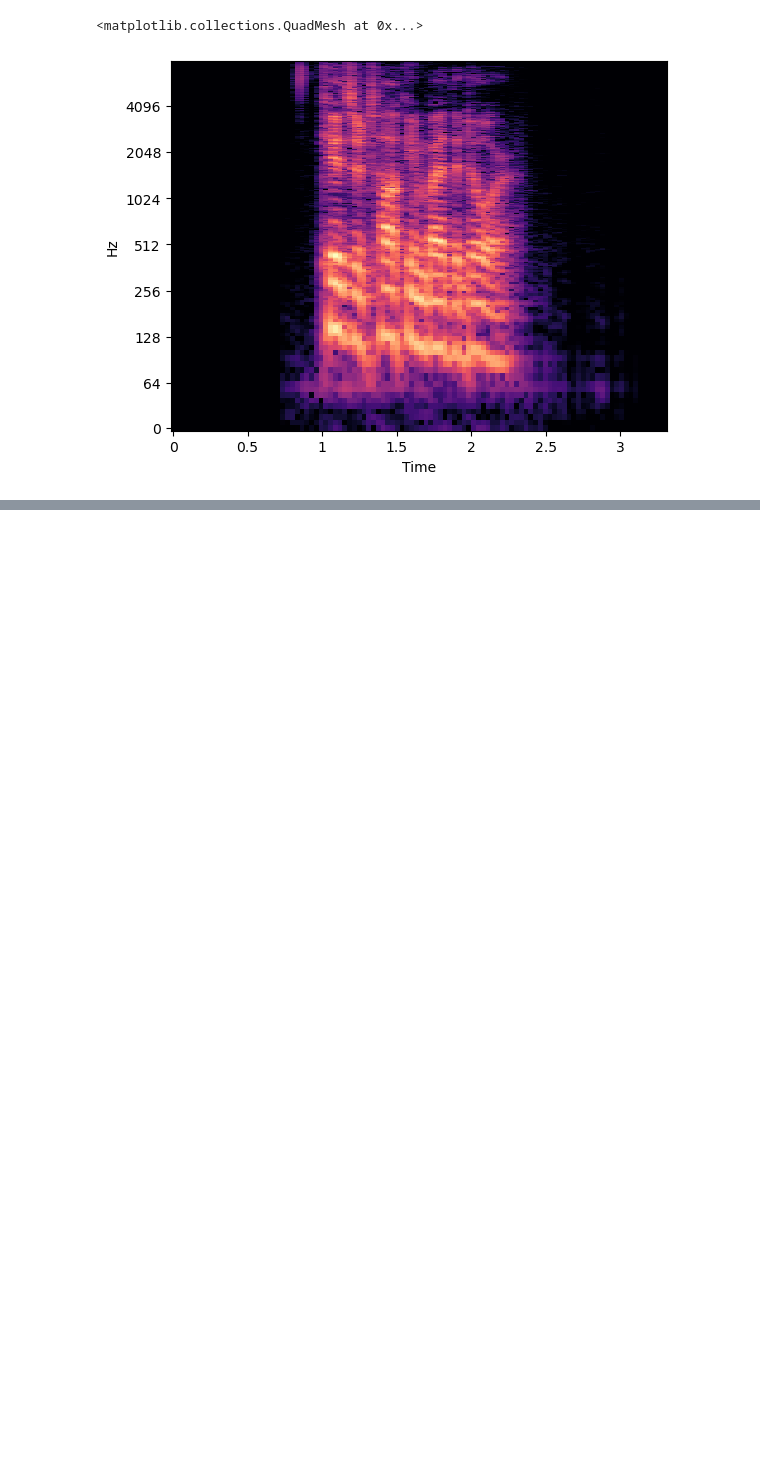
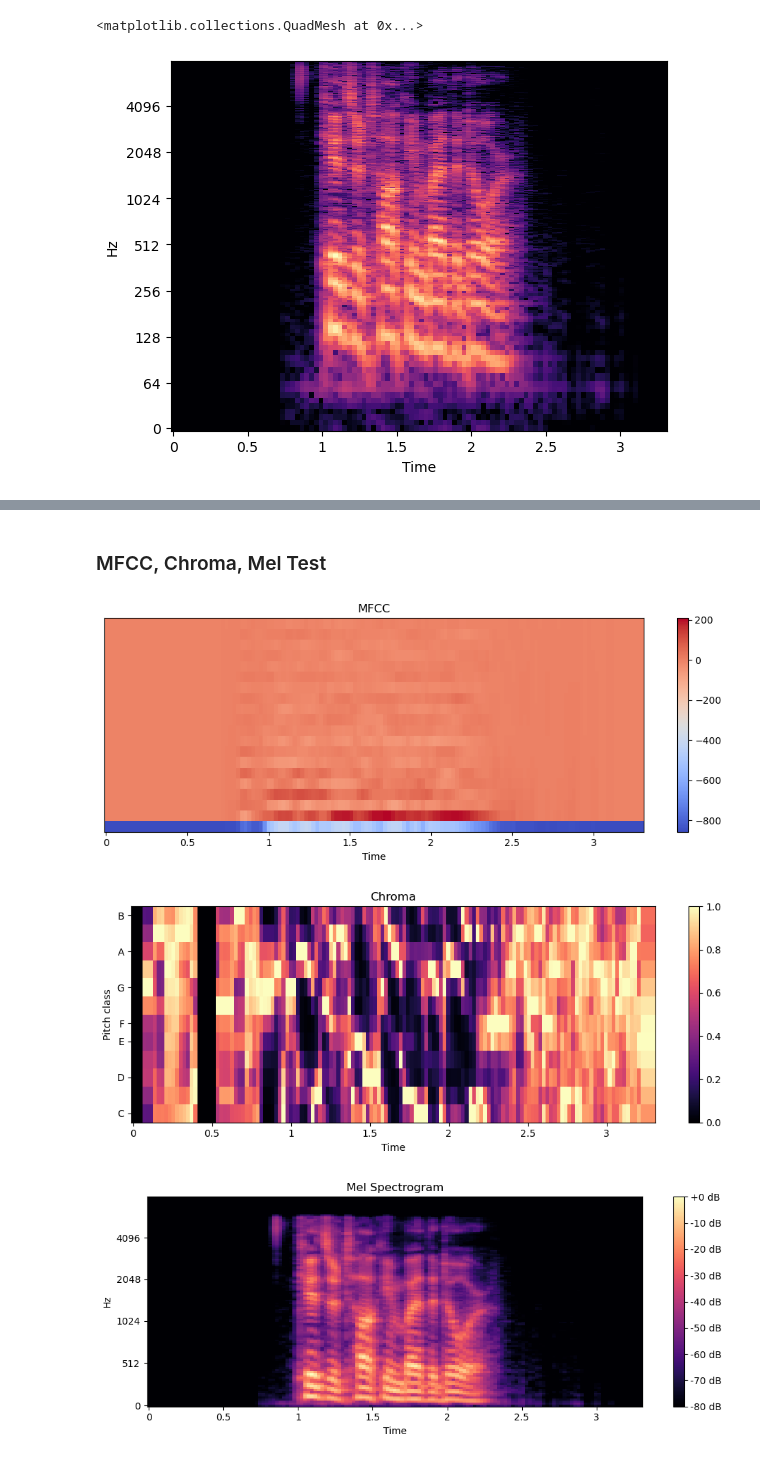
Before and after one commit to Impingere/Projects, a Jupyter notebook: 18.6.1 Capstone Two - Data Wrangling/Capstone 2 - Data Wrangling.ipynb, the cells around one changed output, grey strips where cells are left out. Saved outputs shown, nothing was run; the diff lists cells and outputs as text; code cells hidden in the pictures; blank space fills up the shorter version.

Commit message:
Updated Data Wrangling for Capstone Two

```diff
--- a/18.1 Capstone Two/Capstone 2 - Data Wrangling.ipynb
+++ b/18.6.1 Capstone Two - Data Wrangling/Capstone 2 - Data Wrangling.ipynb
@@ -53,7 +68,6 @@ There are some fundamental questions to resolve in this notebook.
 # %%
-import librosa
 # path of the audio file
-audio_data = f'{sound_path}/speech-emotion-recognition-ravdess-data/Actor_01/03-01-01-01-01-01-01.wav'
+audio_data = f'{sound_path}/ravdess-data/Actor_01/03-01-01-01-01-01-01.wav'
 # This returns an audio time series as a numpy array with a default sampling rate(sr) of 22KHZ
 x, sr = librosa.load(audio_data, sr=None)
 
@@ -162,0 +141,41 @@ observed_emotions=['calm', 'happy', 'fearful', 'disgust']
+# %% [markdown]
+### MFCC, Chroma, Mel Test<a id='MFCC,_Chroma,_Mel_Test'></a>
+# %%
+# Load the audio file
+audio_path = f'{sound_path}/ravdess-data/Actor_01/03-01-01-01-01-01-01.wav'
+y, sr = librosa.load(audio_path)
+
+# Extract MFCC
+mfcc = librosa.feature.mfcc(y=y, sr=sr)
+# Display MFCC
+plt.figure(figsize=(10, 4))
+librosa.display.specshow(mfcc, x_axis='time')
+plt.colorbar()
+plt.title('MFCC')
+plt.tight_layout()
+plt.show()
+
+# Extract Chroma
+chroma = librosa.feature.chroma_stft(y=y, sr=sr)
+# Display Chroma
+plt.figure(figsize=(10, 4))
+librosa.display.specshow(chroma, y_axis='chroma', x_axis='time')
+plt.colorbar()
+plt.title('Chroma')
+plt.tight_layout()
+plt.show()
+
+# Extract Mel Spectrogram
+mel_spectrogram = librosa.feature.melspectrogram(y=y, sr=sr)
+# Display Mel Spectrogram
+plt.figure(figsize=(10, 4))
+librosa.display.specshow(librosa.power_to_db(mel_spectrogram, ref=np.max),
+                         y_axis='mel', fmax=8000, x_axis='time')
+plt.colorbar(format='%+2.0f dB')
+plt.title('Mel Spectrogram')
+plt.tight_layout()
+plt.show()
+# %% [output]
+[figure, added]
+[figure, added]
+[figure, added]
```
Also changed, not shown: parts of 35 cells of this notebook, 4 other files.
